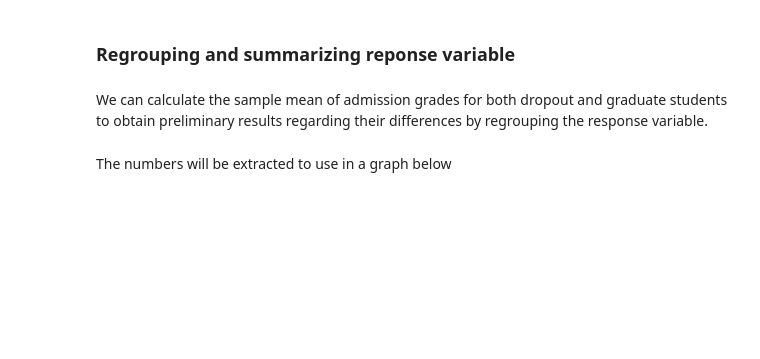
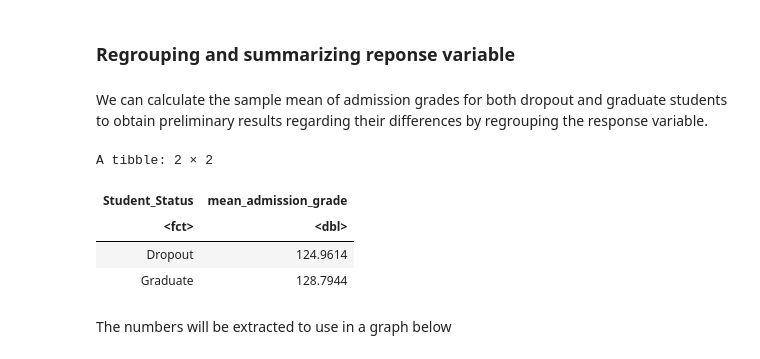
Before and after one commit to yui-ubc/stat-201-2023w1-group-20, a Jupyter notebook: project_proposal.ipynb, the cells around one changed output. Drawn from its saved outputs; the diff is of its cells as text; code cells hidden in the pictures; blank space fills up the shorter version.

```diff
--- a/project_proposal.ipynb
+++ b/project_proposal.ipynb
@@ -124,9 +125,15 @@ A tibble: 2 × 2
 We can calculate the sample mean of admission grades for both dropout and graduate students to obtain preliminary results regarding their differences by regrouping the response variable.
 # %%
 dropout_summarize <- dropout_pop %>%
-    group_by(Target) %>%
+    group_by(Student_Status) %>%
     summarize(mean_admission_grade = mean(Admission_Grade))
 dropout_summarize
+# %% [output]
+A tibble: 2 × 2
+| Student_Status | mean_admission_grade |
+| <fct> | <dbl> |
+| Dropout | 124.9614 |
+| Graduate | 128.7944 |
 # %% [markdown]
 The numbers will be extracted to use in a graph below
 # %%
```
Also changed, not shown: parts of 7 cells of this notebook.
